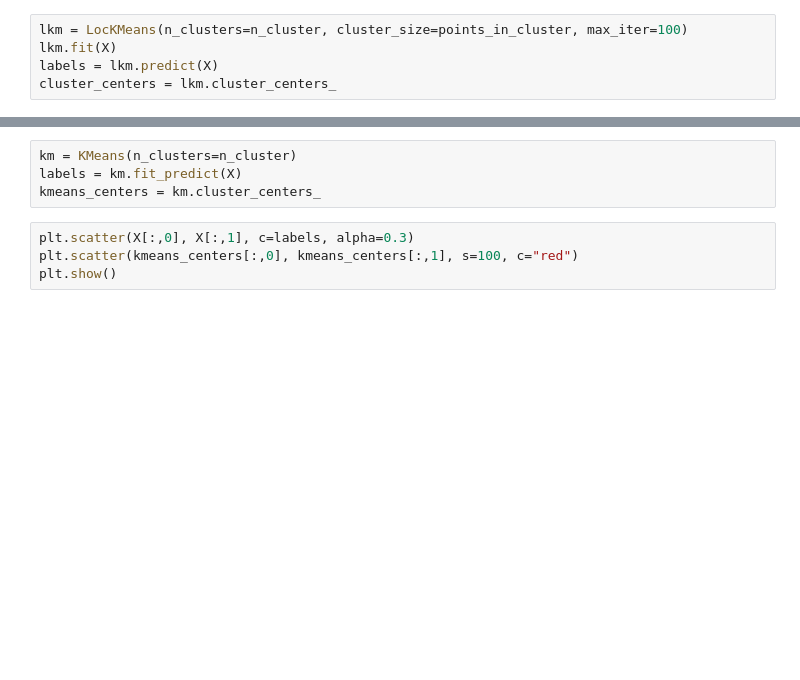
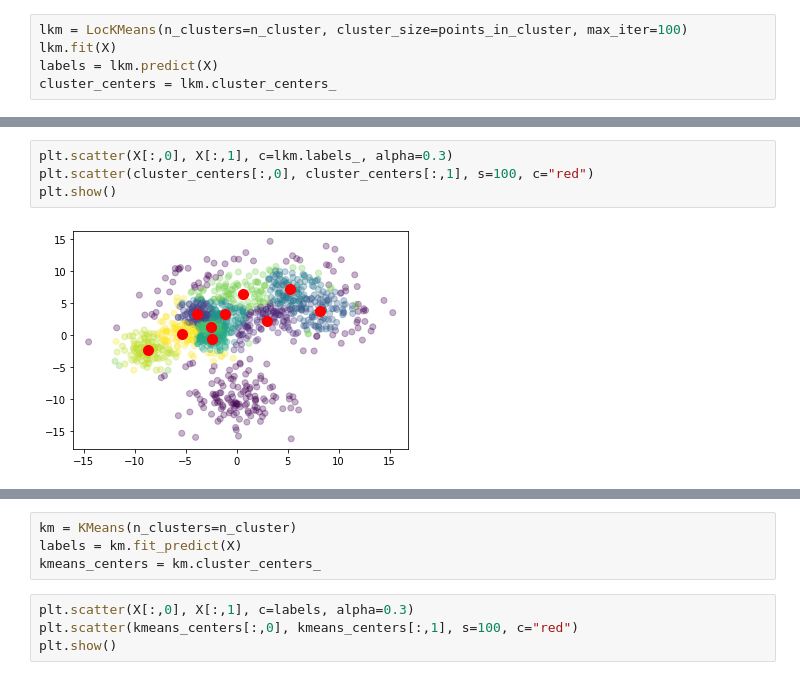
Before and after one commit to clementcome/LocKMeans, a Jupyter notebook: test.ipynb, the cells around one changed output, grey strips where cells are left out. Cells and saved outputs as stored; diff of their text form; blank space fills up the shorter version.

```diff
--- a/test.ipynb
+++ b/test.ipynb
@@ -38,3 +42,9 @@ plt.show()
+# %%
+plt.scatter(X[:,0], X[:,1], c=lkm.labels_, alpha=0.3)
+plt.scatter(cluster_centers[:,0], cluster_centers[:,1], s=100, c="red")
+plt.show()
+# %% [output]
+[figure, added]
 # %%
 unique_elements, counts_elements = np.unique(labels, return_counts=True)
 counts_elements
```
Also changed, not shown: parts of 12 cells of this notebook, 1 other file.
